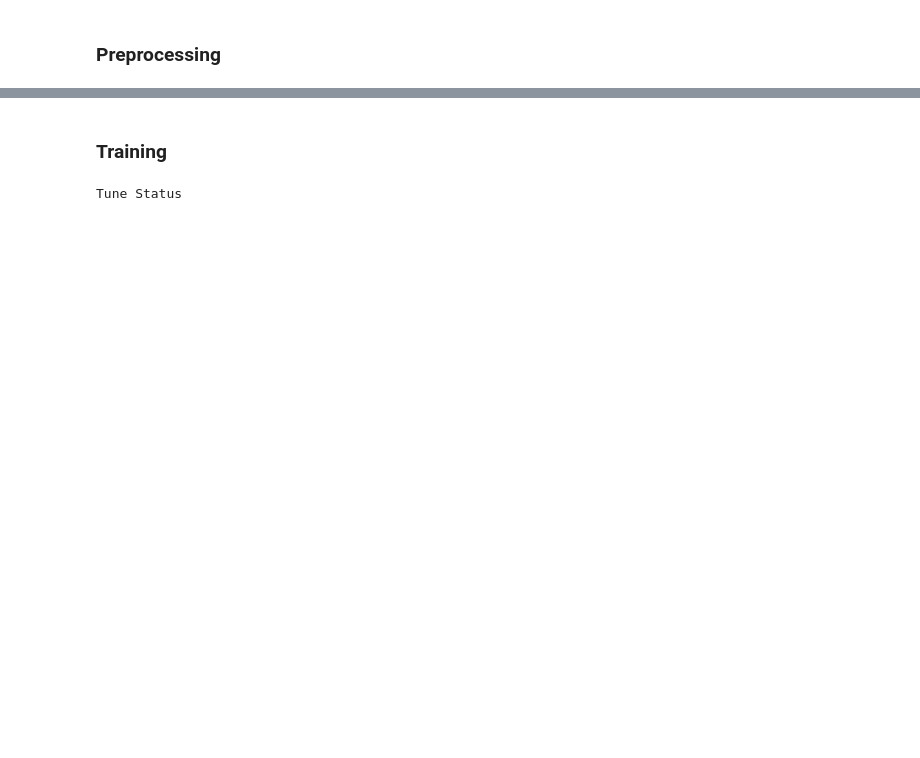
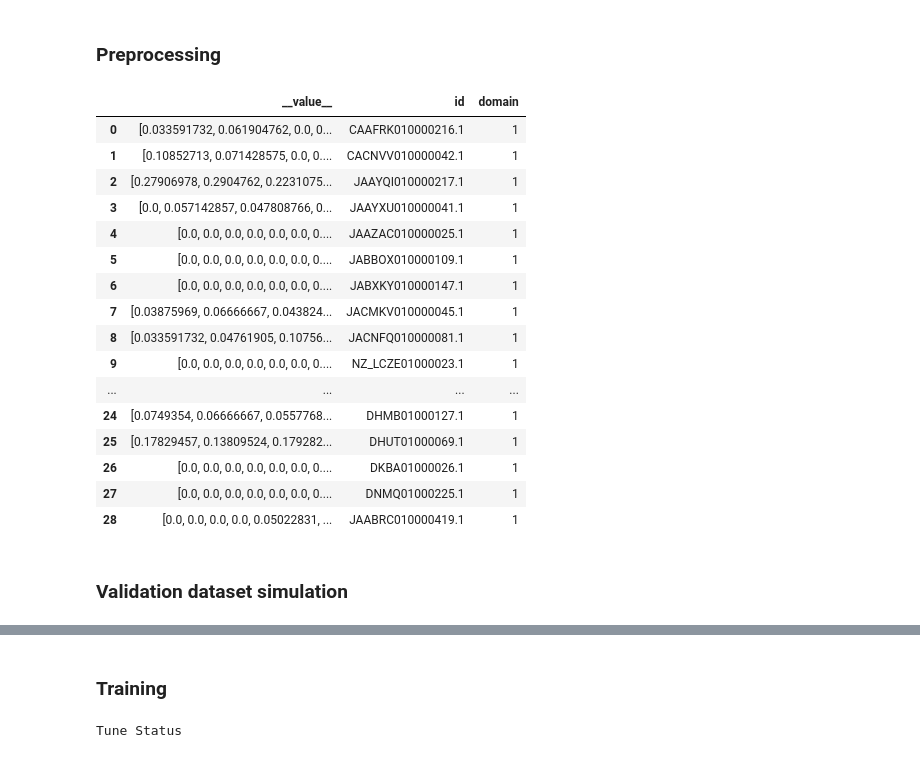
Before and after one commit to bioinfoUQAM/Caribou, a Jupyter notebook: workflow_example.ipynb, the cells around one changed output, grey strips where cells are left out. Drawn from its saved outputs; the diff is of its cells as text; code cells hidden in the pictures; blank space fills up the shorter version.

```diff
--- a/workflow_example.ipynb
+++ b/workflow_example.ipynb
@@ -254,0 +284,22 @@ db_df = preprocessor.transform(db_df)
+# %%
+db_df.to_pandas()
+# %% [output]
+|  | __value__ | id | domain |
+| 0 | [0.033591732, 0.061904762, 0.0, 0... | CAAFRK010000216.1 | 1 |
+| 1 | [0.10852713, 0.071428575, 0.0, 0.... | CACNVV010000042.1 | 1 |
+| 2 | [0.27906978, 0.2904762, 0.2231075... | JAAYQI010000217.1 | 1 |
+| 3 | [0.0, 0.057142857, 0.047808766, 0... | JAAYXU010000041.1 | 1 |
+| 4 | [0.0, 0.0, 0.0, 0.0, 0.0, 0.0, 0.... | JAAZAC010000025.1 | 1 |
+| 5 | [0.0, 0.0, 0.0, 0.0, 0.0, 0.0, 0.... | JABBOX010000109.1 | 1 |
+| 6 | [0.0, 0.0, 0.0, 0.0, 0.0, 0.0, 0.... | JABXKY010000147.1 | 1 |
+| 7 | [0.03875969, 0.06666667, 0.043824... | JACMKV010000045.1 | 1 |
+| 8 | [0.033591732, 0.04761905, 0.10756... | JACNFQ010000081.1 | 1 |
+| 9 | [0.0, 0.0, 0.0, 0.0, 0.0, 0.0, 0.... | NZ_LCZE01000023.1 | 1 |
+| ... | ... | ... | ... |
+| 24 | [0.0749354, 0.06666667, 0.0557768... | DHMB01000127.1 | 1 |
+| 25 | [0.17829457, 0.13809524, 0.179282... | DHUT01000069.1 | 1 |
+| 26 | [0.0, 0.0, 0.0, 0.0, 0.0, 0.0, 0.... | DKBA01000026.1 | 1 |
+| 27 | [0.0, 0.0, 0.0, 0.0, 0.0, 0.0, 0.... | DNMQ01000225.1 | 1 |
+| 28 | [0.0, 0.0, 0.0, 0.0, 0.05022831, ... | JAABRC010000419.1 | 1 |
+# %% [markdown]
+### Validation dataset simulation
```
Also changed, not shown: parts of 20 cells of this notebook, 1 other file.
